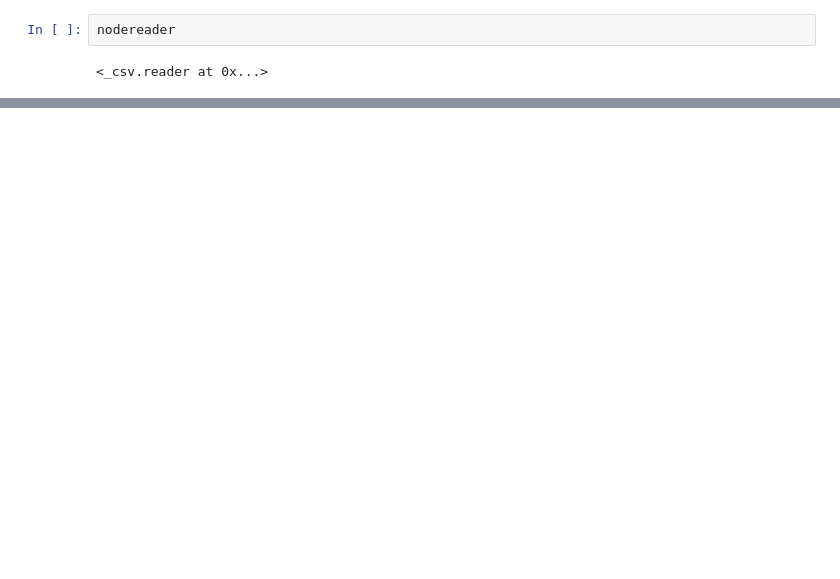
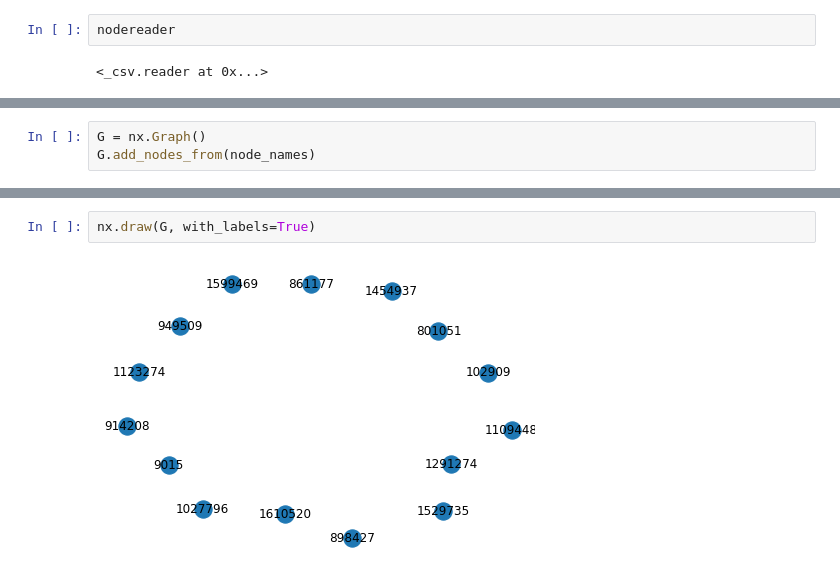
Before and after one commit to MichielDVr/MDA_assignment, a Jupyter notebook: assignment mda.ipynb, the cells around one changed output, grey strips where cells are left out. Cells and saved outputs as stored; diff of their text form; blank space fills up the shorter version.

```diff
--- a/assignment mda.ipynb
+++ b/assignment mda.ipynb
@@ -55,0 +58,3 @@ node_names #gives the column of the CIK
+# %%
+G = nx.Graph()
+G.add_nodes_from(node_names)
@@ -55,0 +69,4 @@ node_names #gives the column of the CIK
+# %%
+nx.draw(G, with_labels=True)
+# %% [output]
+[figure, added]
```
Also changed, not shown: parts of 8 cells of this notebook.
